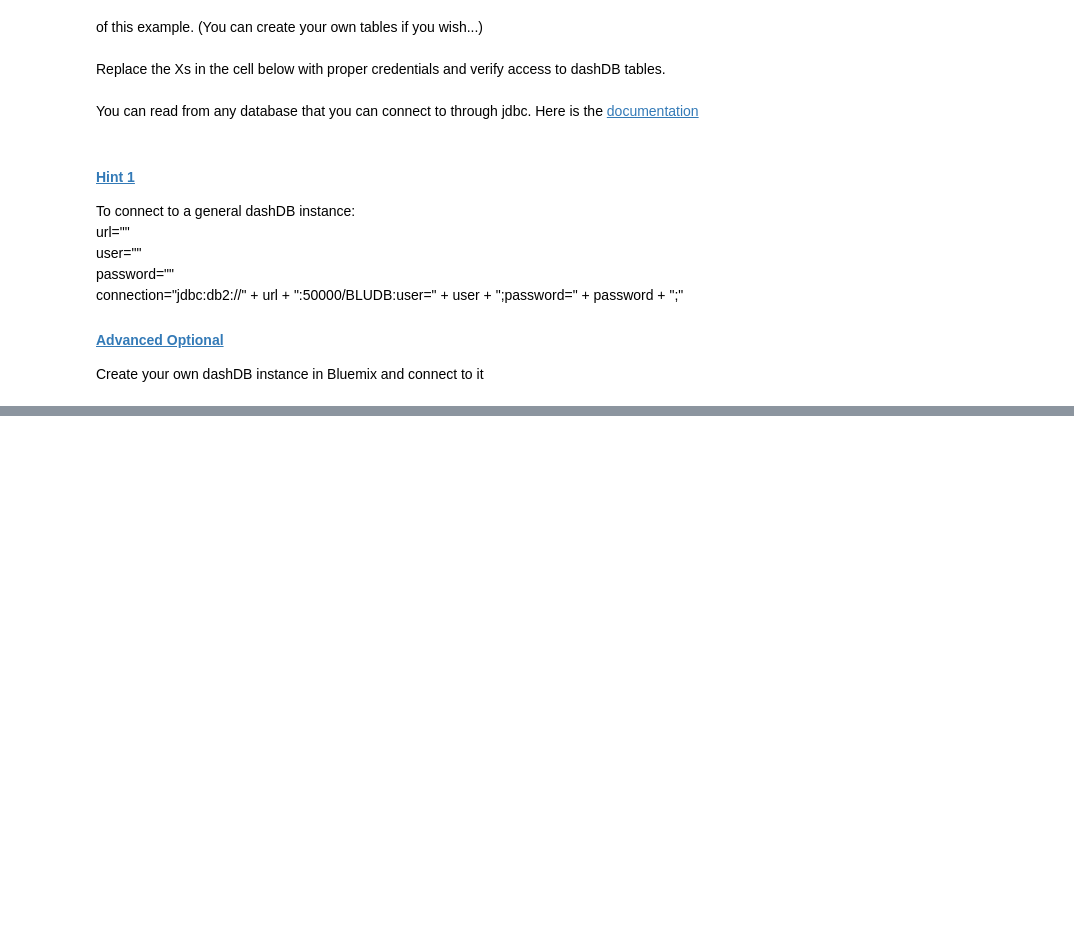
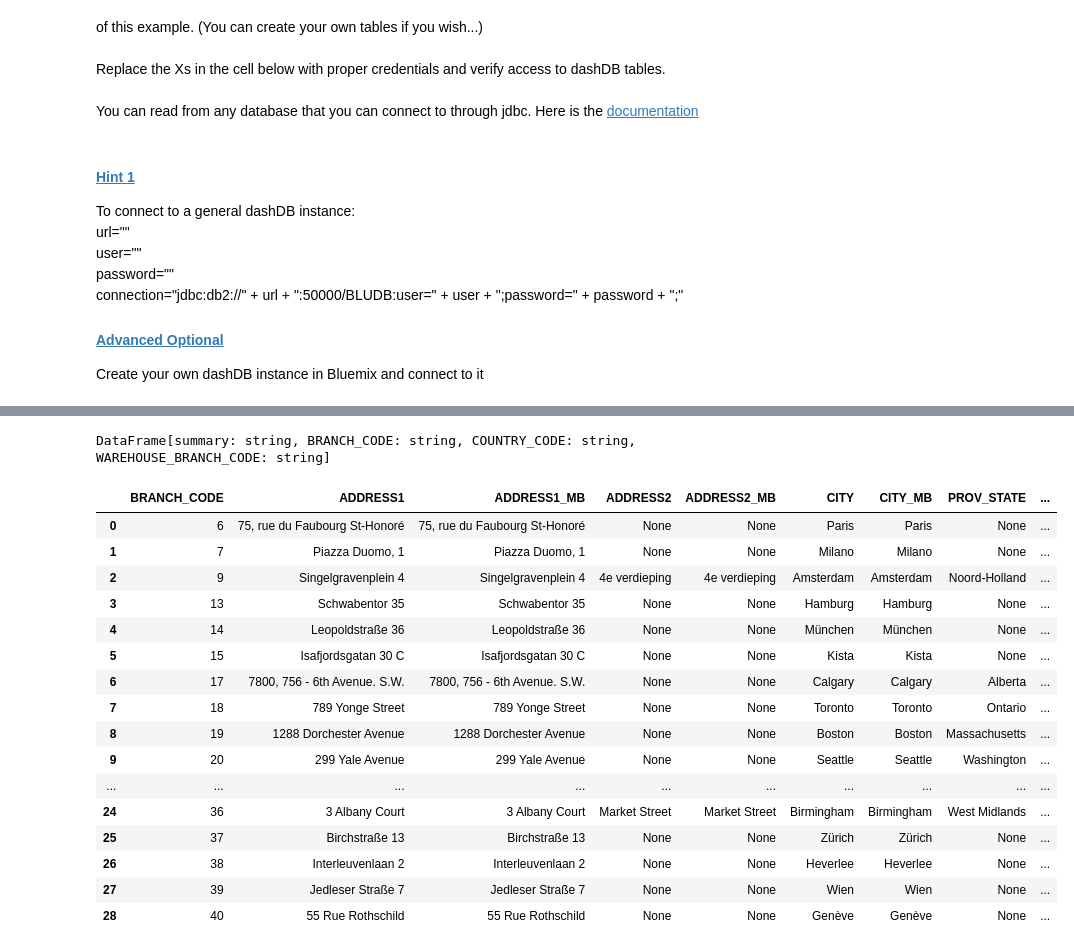
Before and after one commit to l-tong/SparkLab2, a Jupyter notebook: Spark Training Lab2.ipynb, the cells around one changed output, grey strips where cells are left out. Saved outputs shown, nothing was run; the diff lists cells and outputs as text; code cells hidden in the pictures; blank space fills up the shorter version.

```diff
--- a/Spark Training Lab2.ipynb
+++ b/Spark Training Lab2.ipynb
@@ -696,9 +770,10 @@ connection="jdbc:db2://" + url + ":50000/BLUDB:user=" + user + ";password=" + pa
   </div>
 </div>
 # %%
-url=""
-user=""
-password=""
+
+url="bluemix05.bluforcloud.com"
+user="dash111924"
+password="989b62e5abde"
 connection="jdbc:db2://" + url + ":50000/BLUDB:user=" + user + ";password=" + password + ";"
 
 salesDF = sqlContext.read.format('jdbc').\
@@ -707,0 +818,24 @@ salesDF.show()
+# %%
+salesDF.describe()
+# %% [output]
+DataFrame[summary: string, BRANCH_CODE: string, COUNTRY_CODE: string, WAREHOUSE_BRANCH_CODE: string]
+# %%
+salesDF.toPandas()
+# %% [output]
+|  | BRANCH_CODE | ADDRESS1 | ADDRESS1_MB | ADDRESS2 | ADDRESS2_MB | CITY | CITY_MB | PROV_STATE | ... |
+| 0 | 6 | 75, rue du Faubourg St-Honoré | 75, rue du Faubourg St-Honoré | None | None | Paris | Paris | None | ... |
+| 1 | 7 | Piazza Duomo, 1 | Piazza Duomo, 1 | None | None | Milano | Milano | None | ... |
+| 2 | 9 | Singelgravenplein 4 | Singelgravenplein 4 | 4e verdieping | 4e verdieping | Amsterdam | Amsterdam | Noord-Holland | ... |
+| 3 | 13 | Schwabentor 35 | Schwabentor 35 | None | None | Hamburg | Hamburg | None | ... |
+| 4 | 14 | Leopoldstraße 36 | Leopoldstraße 36 | None | None | München | München | None | ... |
+| 5 | 15 | Isafjordsgatan 30 C | Isafjordsgatan 30 C | None | None | Kista | Kista | None | ... |
+| 6 | 17 | 7800, 756 - 6th Avenue. S.W. | 7800, 756 - 6th Avenue. S.W. | None | None | Calgary | Calgary | Alberta | ... |
+| 7 | 18 | 789 Yonge Street | 789 Yonge Street | None | None | Toronto | Toronto | Ontario | ... |
+| 8 | 19 | 1288 Dorchester Avenue | 1288 Dorchester Avenue | None | None | Boston | Boston | Massachusetts | ... |
+| 9 | 20 | 299 Yale Avenue | 299 Yale Avenue | None | None | Seattle | Seattle | Washington | ... |
+| ... | ... | ... | ... | ... | ... | ... | ... | ... | ... |
+| 24 | 36 | 3 Albany Court | 3 Albany Court | Market Street | Market Street | Birmingham | Birmingham | West Midlands | ... |
+| 25 | 37 | Birchstraße 13 | Birchstraße 13 | None | None | Zürich | Zürich | None | ... |
+| 26 | 38 | Interleuvenlaan 2 | Interleuvenlaan 2 | None | None | Heverlee | Heverlee | None | ... |
+| 27 | 39 | Jedleser Straße 7 | Jedleser Straße 7 | None | None | Wien | Wien | None | ... |
+| 28 | 40 | 55 Rue Rothschild | 55 Rue Rothschild | None | None | Genève | Genève | None | ... |
```
Also changed, not shown: parts of 10 cells of this notebook.
